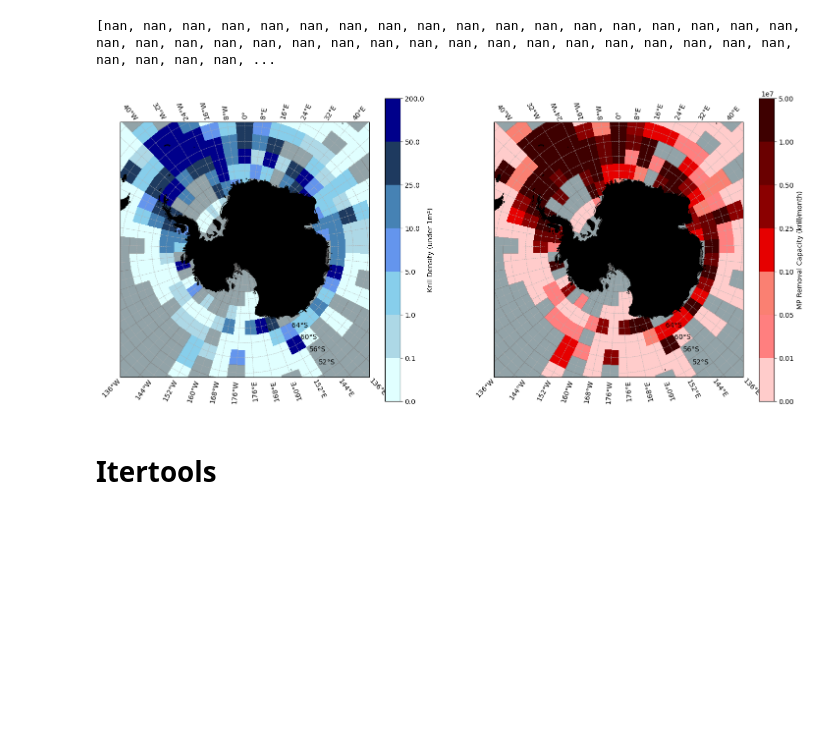
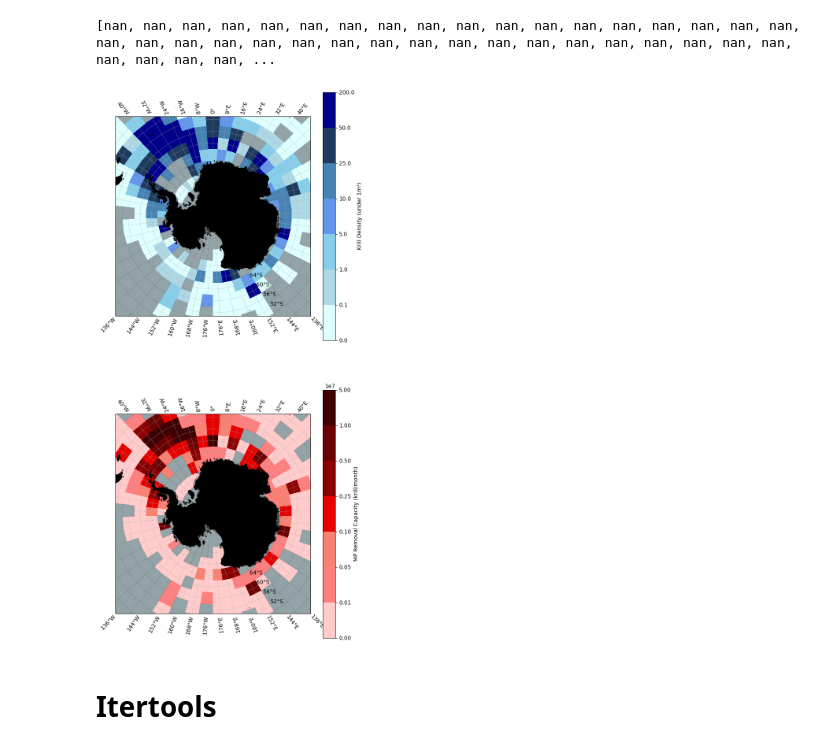
Before and after one commit to bethcandish/Antarctic_Krill, a Jupyter notebook: model_plots.ipynb, the cells around one changed output. Saved outputs shown, nothing was run; the diff lists cells and outputs as text; code cells hidden in the pictures; blank space fills up the shorter version.

Commit message:
figures

```diff
--- a/model_plots.ipynb
+++ b/model_plots.ipynb
@@ -1619,7 +1882,7 @@ krill_summary['Area_km2'] = krill_summary.apply(lambda row: calculate_area(row['
 
 krill_summary['no_krill'] = krill_summary['mean_standardised'] * krill_summary['Area_km2']
 
-krill_summary['MP_removal_one_month'] = krill_summary['no_krill'] * 2.5
+krill_summary['MP_removal_one_month'] = krill_summary['no_krill'] * 0.36
 
 # Display the summary DataFrame
 
@@ -1645,7 +1908,7 @@ from matplotlib.colors import ListedColormap, BoundaryNorm
 proj = ccrs.SouthPolarStereo()
 
 # Create the figure and axis for two subplots (one for krill density, one for removal capacity)
-fig, (ax1, ax2) = plt.subplots(figsize=(18, 8), ncols=2, subplot_kw={'projection': proj})
+fig, (ax1, ax2) = plt.subplots(figsize=(8, 18), nrows=2, subplot_kw={'projection': proj})
 
 # Add land and ocean features to both axes
 for ax in [ax1, ax2]:
@@ -1723,34 +1986,34 @@ mesh_krill = ax1.pcolormesh(longitude_bins, latitude_bins, masked_krill_grid, cm
 
 # Plot removal capacity grid
 mesh_removal = ax2.pcolormesh(longitude_bins, latitude_bins, masked_removal_grid, cmap=removal_cmap, norm=removal_norm,
                               transform=ccrs.PlateCarree(), shading='flat')
 
 # Overlay NaN values manually in grey on both maps
 nan_mask_krill = np.isnan(krill_grid)
 nan_mask_removal = np.isnan(removal_capacity_grid)
 
 ax1.pcolormesh(longitude_bins, latitude_bins, np.where(nan_mask_krill, 1, np.nan),
                cmap=ListedColormap(['grey']), transform=ccrs.PlateCarree(), shading='flat', alpha=0.6)
 
 ax2.pcolormesh(longitude_bins, latitude_bins, np.where(nan_mask_removal, 1, np.nan),
                cmap=ListedColormap(['grey']), transform=ccrs.PlateCarree(), shading='flat', alpha=0.6)
 
 # Add colorbars for both maps
 cbar_krill = plt.colorbar(mesh_krill, ax=ax1, orientation='vertical', label='Krill Density (under 1m²)')
 cbar_krill.set_ticks(bin_edges)
 
 cbar_removal = plt.colorbar(mesh_removal, ax=ax2, orientation='vertical', label='MP Removal Capacity (krill/month)')
 cbar_removal.set_ticks(removal_bin_edges)
 
 # Overlay Antarctica with black on both maps
 for ax in [ax1, ax2]:
     ax.add_feature(cfeature.NaturalEarthFeature(
         category='physical', name='land', scale='110m', facecolor='black'), zorder=10)
 
 # Show the plot
 plt.show()
 # %% [output]
-[figure, old version]
+[figure, new version]
 # %% [markdown]
 # Itertools
 # %%
```
Also changed, not shown: parts of 23 cells of this notebook, 4 other files.
